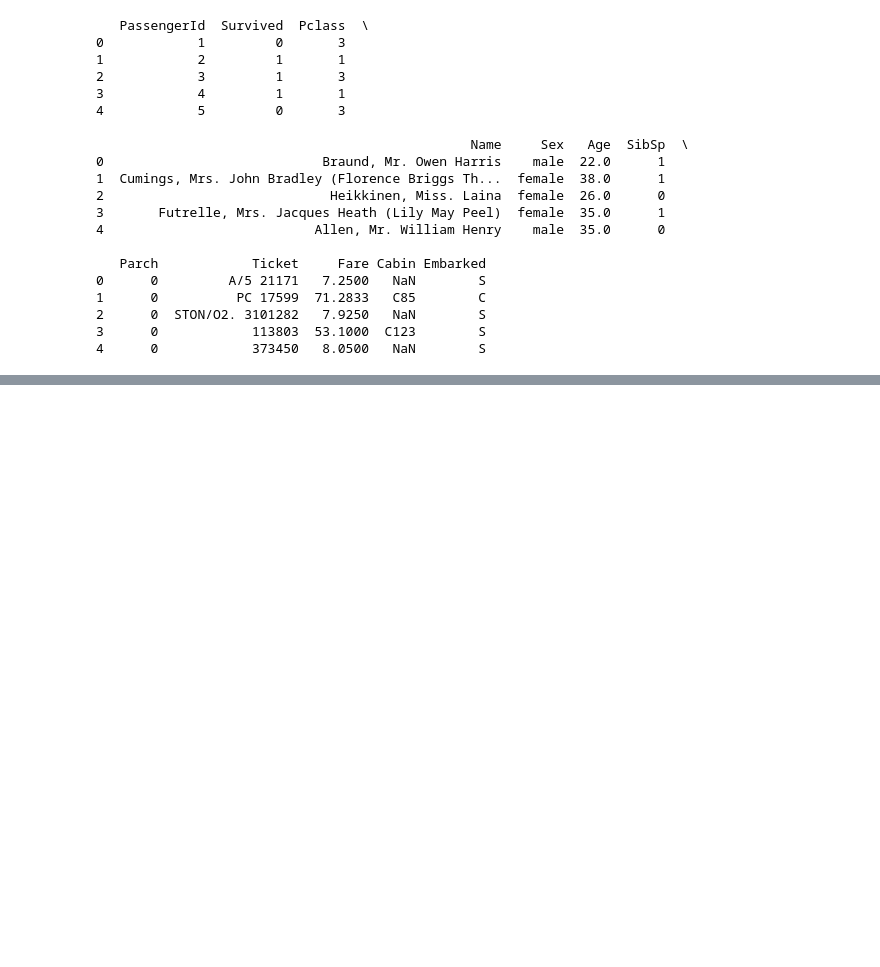
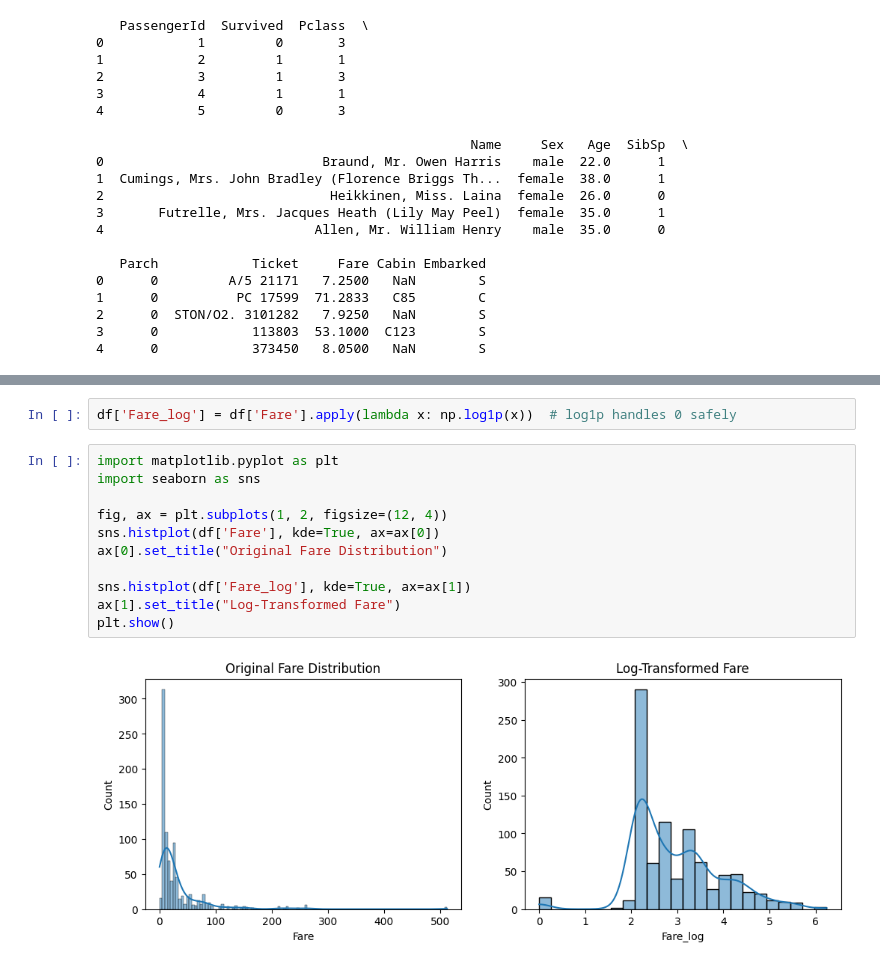
Before and after one commit to mypage-shivangi/Titanic, a Jupyter notebook: titanic.ipynb, the cells around one changed output, grey strips where cells are left out. Drawn from its saved outputs; the diff is of its cells as text; blank space fills up the shorter version.

```diff
--- a/titanic.ipynb
+++ b/titanic.ipynb
@@ -45,0 +127,15 @@ print(df.head())
+# %%
+df['Fare_log'] = df['Fare'].apply(lambda x: np.log1p(x))  # log1p handles 0 safely
+# %%
+import matplotlib.pyplot as plt
+import seaborn as sns
+
+fig, ax = plt.subplots(1, 2, figsize=(12, 4))
+sns.histplot(df['Fare'], kde=True, ax=ax[0])
+ax[0].set_title("Original Fare Distribution")
+
+sns.histplot(df['Fare_log'], kde=True, ax=ax[1])
+ax[1].set_title("Log-Transformed Fare")
+plt.show()
+# %% [output]
+[figure, added]
```
Also changed, not shown: parts of 35 cells of this notebook.
